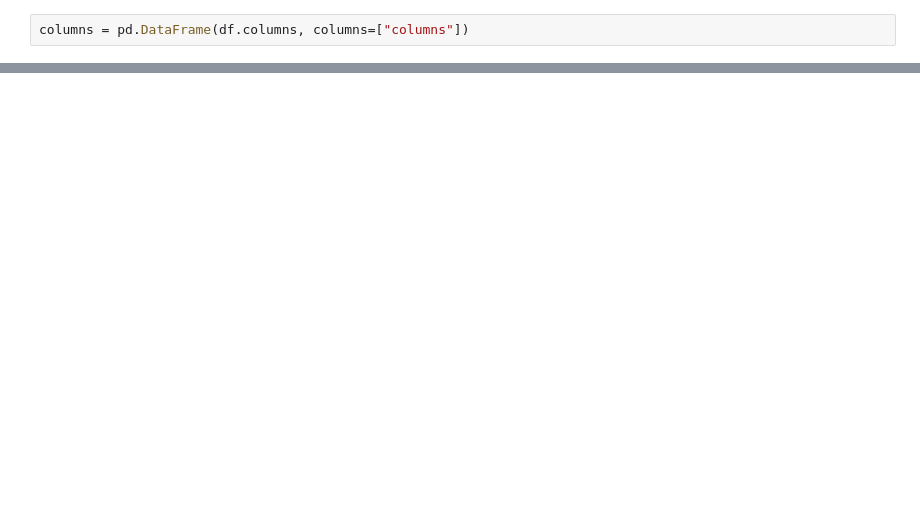
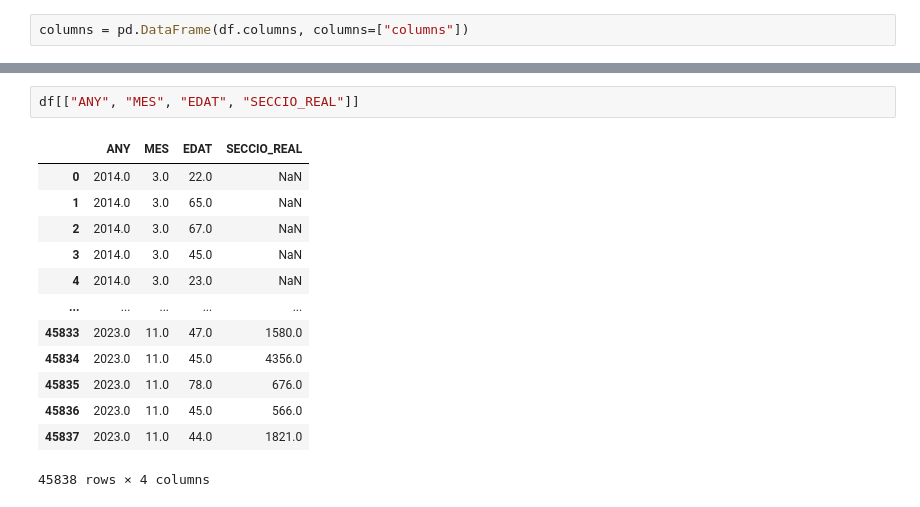
Before and after one commit to guillempla/catalan-elections-forecasting, a Jupyter notebook: src/study_data/study-ceo-data.ipynb, the cells around one changed output, grey strips where cells are left out. Cells and saved outputs as stored; diff of their text form; blank space fills up the shorter version.

```diff
--- a/src/study_data/study-ceo-data.ipynb
+++ b/src/study_data/study-ceo-data.ipynb
@@ -75,0 +112,16 @@ df[["ANY", "MES", "EDAT", "P15"]]
+# %%
+df[["ANY", "MES", "EDAT", "SECCIO_REAL"]]
+# %% [output]
+|  | ANY | MES | EDAT | SECCIO_REAL |
+| 0 | 2014.0 | 3.0 | 22.0 | NaN |
+| 1 | 2014.0 | 3.0 | 65.0 | NaN |
+| 2 | 2014.0 | 3.0 | 67.0 | NaN |
+| 3 | 2014.0 | 3.0 | 45.0 | NaN |
+| 4 | 2014.0 | 3.0 | 23.0 | NaN |
+| ... | ... | ... | ... | ... |
+| 45833 | 2023.0 | 11.0 | 47.0 | 1580.0 |
+| 45834 | 2023.0 | 11.0 | 45.0 | 4356.0 |
+| 45835 | 2023.0 | 11.0 | 78.0 | 676.0 |
+| 45836 | 2023.0 | 11.0 | 45.0 | 566.0 |
+| 45837 | 2023.0 | 11.0 | 44.0 | 1821.0 |
+45838 rows × 4 columns
```
Also changed, not shown: parts of 15 cells of this notebook, 2 other files.
